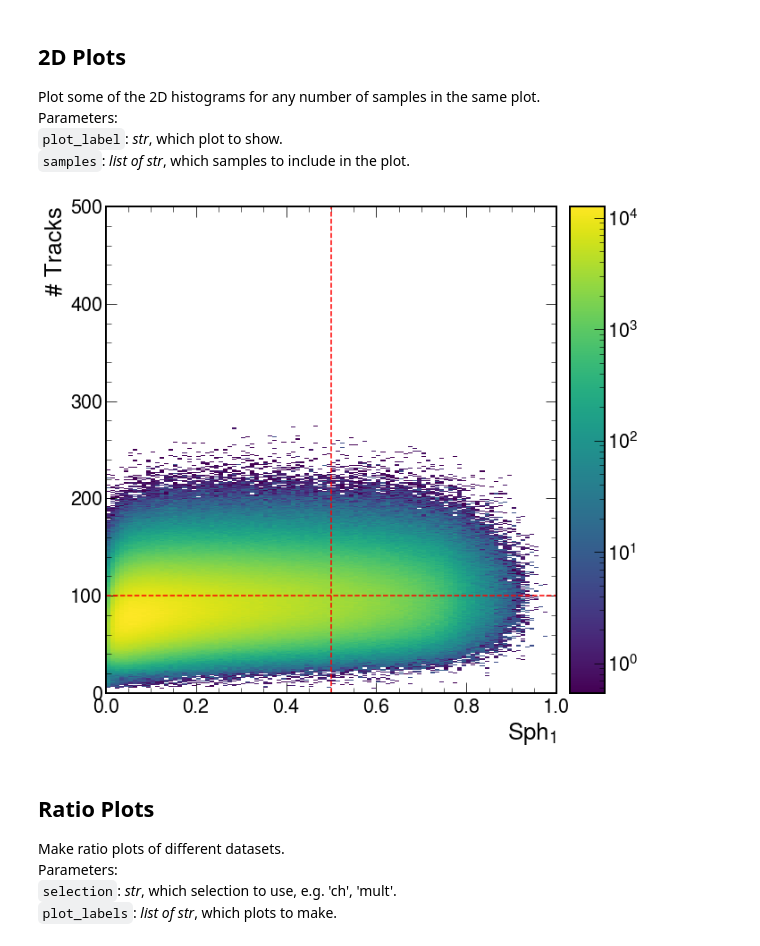
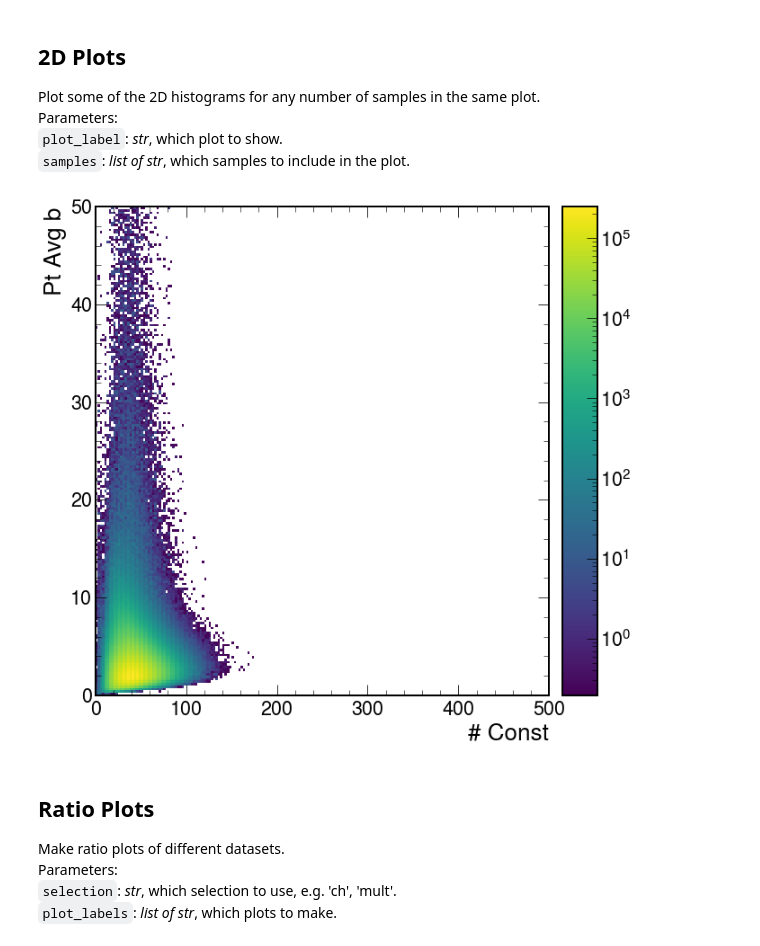
Before and after one commit to SUEPPhysics/SUEPCoffea_dask, a Jupyter notebook: plotting/plot.ipynb, the cells around one changed output. Cells and saved outputs as stored; diff of their text form; code cells hidden in the pictures.

```diff
--- a/plotting/plot.ipynb
+++ b/plotting/plot.ipynb
@@ -25,8 +25,8 @@ matplotlib.rcParams['figure.facecolor'] = 'white'
 `infile_names`: _array of str_: full paths of .pkl files.<br>
 # %%
 # parameters
-input_label = 'barrel_2018_v2'
-output_label = '/home/submit/lavezzo/public_html/SUEP/barrel_2018_v2/'
+input_label = 'S1_ntracks_ptAvgB'
+output_label = '/home/submit/lavezzo/public_html/SUEP/analysis/S1_ntracks_ptAvgB/'
 file_ext = '.png'
 
 # input .pkl files
@@ -138,7 +138,7 @@ for infile_name in infile_names:
             plots[sample][plot]  = plots[sample][plot] + plotsToAdd[plot]*lumi
 
 # calculate D_exp region after combining samples
-for selection in ['IRM', 'ML']:
+for selection in ['IRM', 'ML', 'CL']:
     for sample in list(plots.keys()):
         plots[sample]['D_exp_' + selection] = D_expect(plots[sample],selection)
         plots[sample]['D_exp_var2_' + selection] = D_expect_var2(plots[sample],selection)
@@ -173,7 +172,7 @@ Parameters:<br>
 `plot_labels`: _list of str_, which plots to show.<br>
 `samples`: _list of str_, which samples to include in the plot.
 # %%
-plot_labels = ['SUEP_ntracks_IRM']
+plot_labels = ['SUEP_nconst_IRM']
 samples = ['QCD_HT']
 samples += ['SUEP-m125-generic', 'SUEP-m400-generic', 'SUEP-m750-generic', 'SUEP-m1000-generic']
 
@@ -183,7 +182,7 @@ for plot_label in plot_labels:
                      yerr=False, label=sample)
 
     # plt.ylim(1e4,1e6)
-    # plt.xlim(0,3)
+    plt.xlim(0,150)
     plt.legend()
     #plt.xlabel("# Tracks")
     plt.yscale("log")
@@ -198,34 +197,34 @@ Parameters:<br>
 `plot_label`: _str_, which plot to show.<br>
 `samples`: _list of str_, which samples to include in the plot.
 # %%
-plot_label = '2D_SUEP_S1_ntracks_IRM'
+plot_label = '2D_SUEP_nconst_SUEP_pt_avg_b_CL'
 samples = ['QCD_HT']
 #samples += ['SUEP-m125-generic', 'SUEP-m400-generic', 'SUEP-m750-generic', 'SUEP-m1000-generic']
-draw_lines = True
+draw_lines = False
 line_x = 0.5
 line_y = 100
 
 for sample in samples:
 
     if plots[sample][plot_label].sum().value == 0:
         print("Histogram empty for sample", sample)
         continue
 
     hep.hist2dplot(plots[sample][plot_label],
                norm=matplotlib.colors.LogNorm(),
                label=sample)
 
     # draw lines to visualize ABCD regions
     if draw_lines:
         plt.plot([0,10000], [line_y,line_y], color='red', linestyle='dashed')
         plt.plot([line_x,line_x], [0,1000], color='red', linestyle='dashed')
 
-    plt.xlabel("$Sph_1$")
-    plt.ylabel("# Tracks")
+    plt.xlabel("# Const")
+    plt.ylabel("Pt Avg b")
     plt.savefig(output_label + plot_label+ "_"+sample+file_ext)
     plt.show()
 # %% [output]
-[figure, old version]
+[figure, new version]
 # %% [markdown]
 ## Ratio Plots
 Make ratio plots of different datasets.<br>
```
Also changed, not shown: parts of 24 cells of this notebook.
